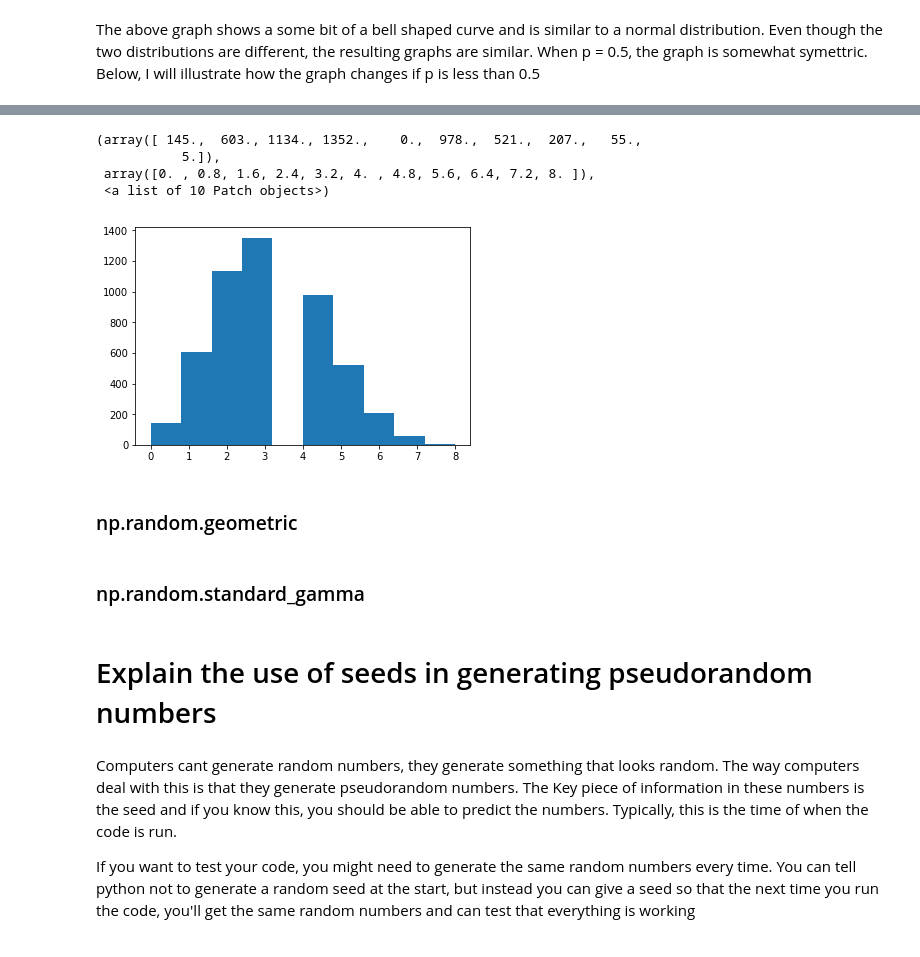
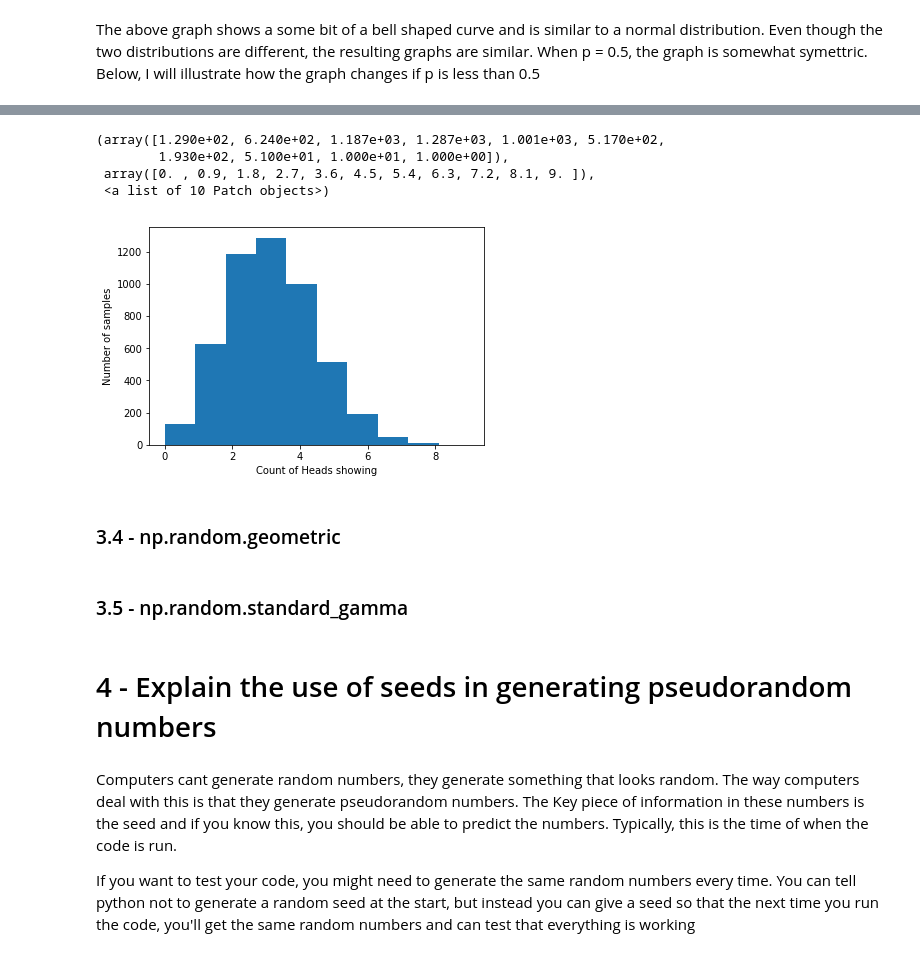
Before and after one commit to davidobrien1/practical-assignments, a Jupyter notebook: numpy-random.ipynb, the cells around one changed output, grey strips where cells are left out. Drawn from its saved outputs; the diff is of its cells as text; code cells hidden in the pictures.

Commit message:
updated readme, restructured ipynb file, added more graphs and labels

```diff
--- a/numpy-random.ipynb
+++ b/numpy-random.ipynb
@@ -200,18 +222,20 @@ array([4, 2, 3, ..., 1, 3, 5])
 # %%
 # generate histogram
+plt.xlabel('Count of Heads showing')
+plt.ylabel('Number of samples')
 plt.hist(t)
 # %% [output]
-(array([ 145.,  603., 1134., 1352.,    0.,  978.,  521.,  207.,   55.,
-           5.]),
- array([0. , 0.8, 1.6, 2.4, 3.2, 4. , 4.8, 5.6, 6.4, 7.2, 8. ]),
+(array([1.290e+02, 6.240e+02, 1.187e+03, 1.287e+03, 1.001e+03, 5.170e+02,
+        1.930e+02, 5.100e+01, 1.000e+01, 1.000e+00]),
+ array([0. , 0.9, 1.8, 2.7, 3.6, 4.5, 5.4, 6.3, 7.2, 8.1, 9. ]),
  <a list of 10 Patch objects>)
-[figure, old version]
+[figure, new version]
 # %% [markdown]
-### np.random.geometric
+### 3.4 - np.random.geometric
 # %% [markdown]
-### np.random.standard_gamma
+### 3.5 - np.random.standard_gamma
 # %% [markdown]
-# Explain the use of seeds in generating pseudorandom numbers
+# 4 - Explain the use of seeds in generating pseudorandom numbers
 # %% [markdown]
 Computers cant generate random numbers, they generate something that looks random.  The way computers deal with this is that they generate pseudorandom numbers. The Key piece of information in these numbers is the seed and if you know this, you should be able to predict the numbers.  Typically, this is the time of when the code is run.
 
```
Also changed, not shown: parts of 39 cells of this notebook, 1 other file.
